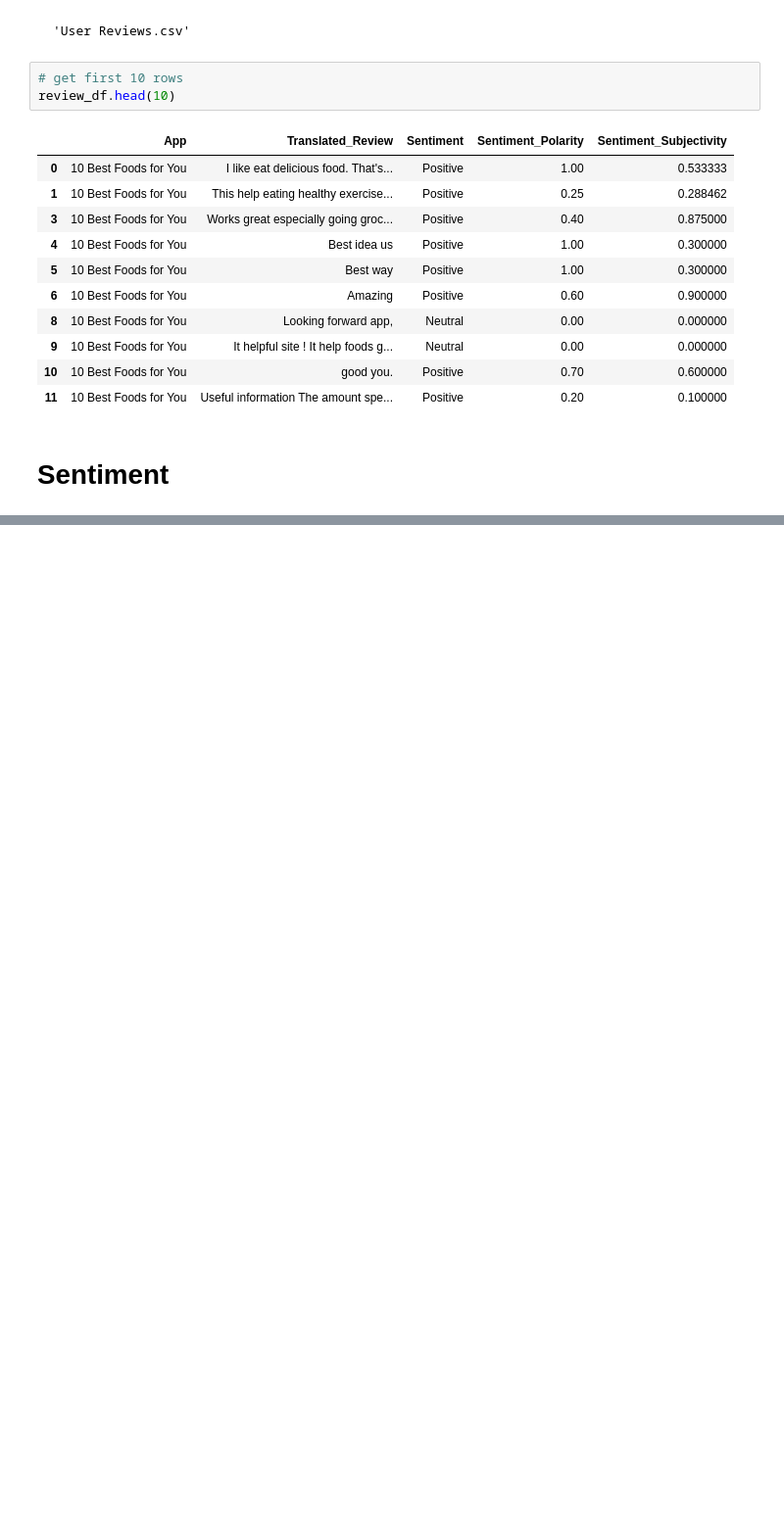
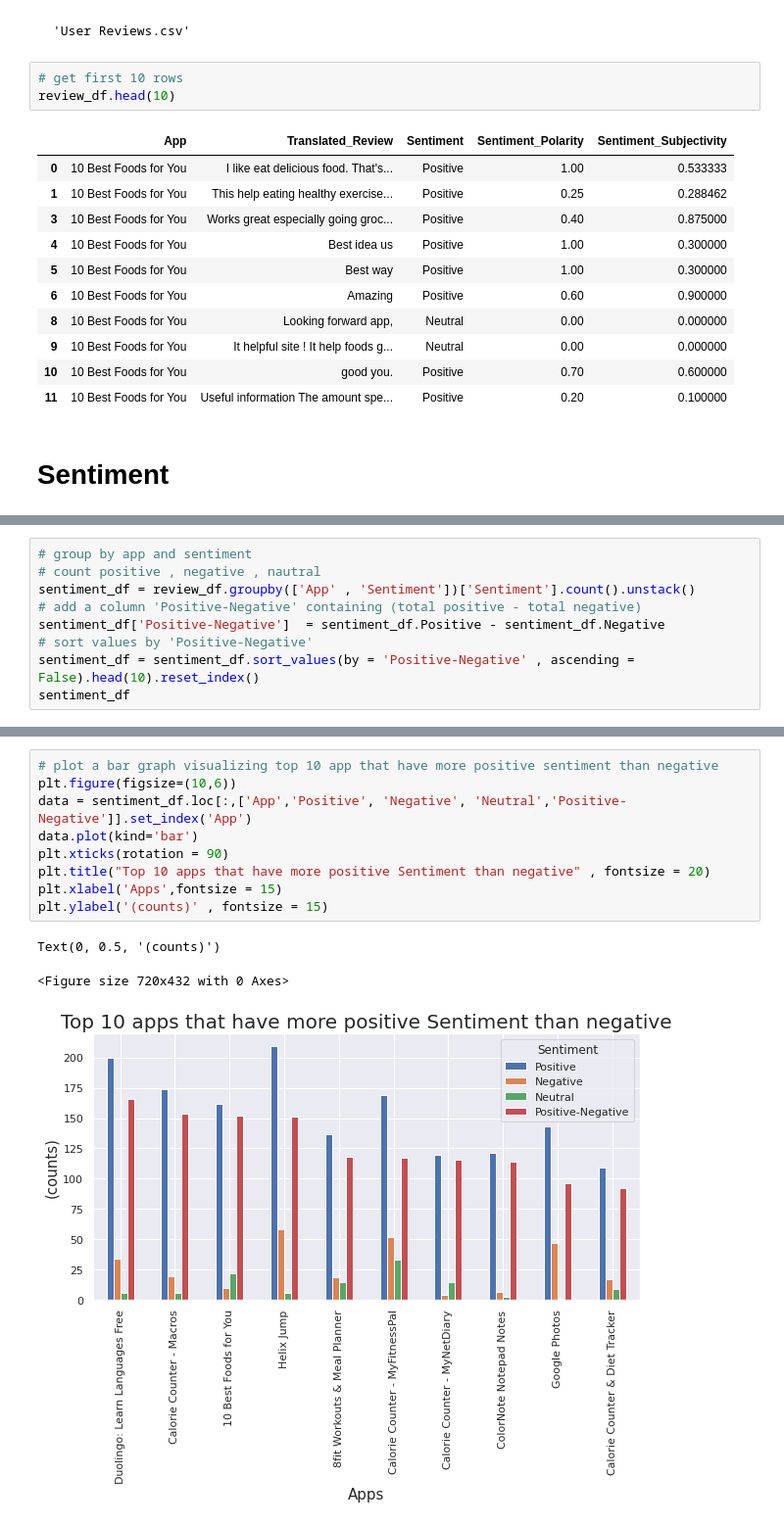
Before and after one commit to kuldeep-sngh/Play-Store-App-Review-Analysis, a Jupyter notebook: Play_Store_App_Review_Analysis_colab_notebook.ipynb, the cells around one changed output, grey strips where cells are left out. Shown at 98% size. Saved outputs shown, nothing was run; the diff lists cells and outputs as text; blank space fills up the shorter version.

```diff
--- a/Play_Store_App_Review_Analysis_colab_notebook.ipynb
+++ b/Play_Store_App_Review_Analysis_colab_notebook.ipynb
@@ -1019,0 +1079,9 @@ review_df.head(10)
+# %%
+# group by app and sentiment
+# count positive , negative , nautral
+sentiment_df = review_df.groupby(['App' , 'Sentiment'])['Sentiment'].count().unstack()
+# add a column 'Positive-Negative' containing (total positive - total negative)
+sentiment_df['Positive-Negative']  = sentiment_df.Positive - sentiment_df.Negative
+# sort values by 'Positive-Negative'
+sentiment_df = sentiment_df.sort_values(by = 'Positive-Negative' , ascending = False).head(10).reset_index()
+sentiment_df
@@ -1019,0 +1100,13 @@ review_df.head(10)
+# %%
+# plot a bar graph visualizing top 10 app that have more positive sentiment than negative
+plt.figure(figsize=(10,6))
+data = sentiment_df.loc[:,['App','Positive', 'Negative', 'Neutral','Positive-Negative']].set_index('App')
+data.plot(kind='bar')
+plt.xticks(rotation = 90)
+plt.title("Top 10 apps that have more positive Sentiment than negative" , fontsize = 20)
+plt.xlabel('Apps',fontsize = 15)
+plt.ylabel('(counts)' , fontsize = 15)
+# %% [output]
+Text(0, 0.5, '(counts)')
+<Figure size 720x432 with 0 Axes>
+[figure, added]
```
Also changed, not shown: parts of 18 cells of this notebook.
